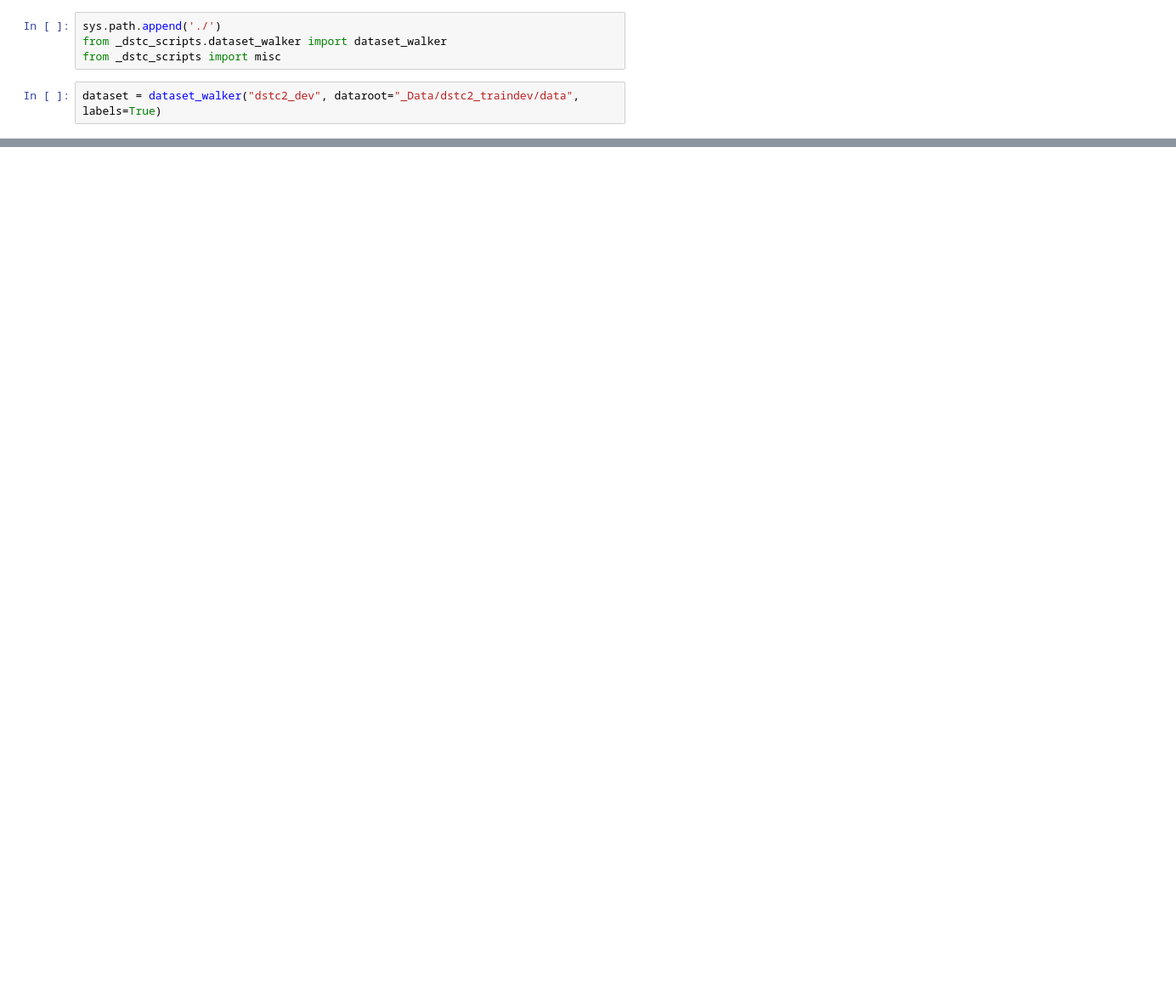
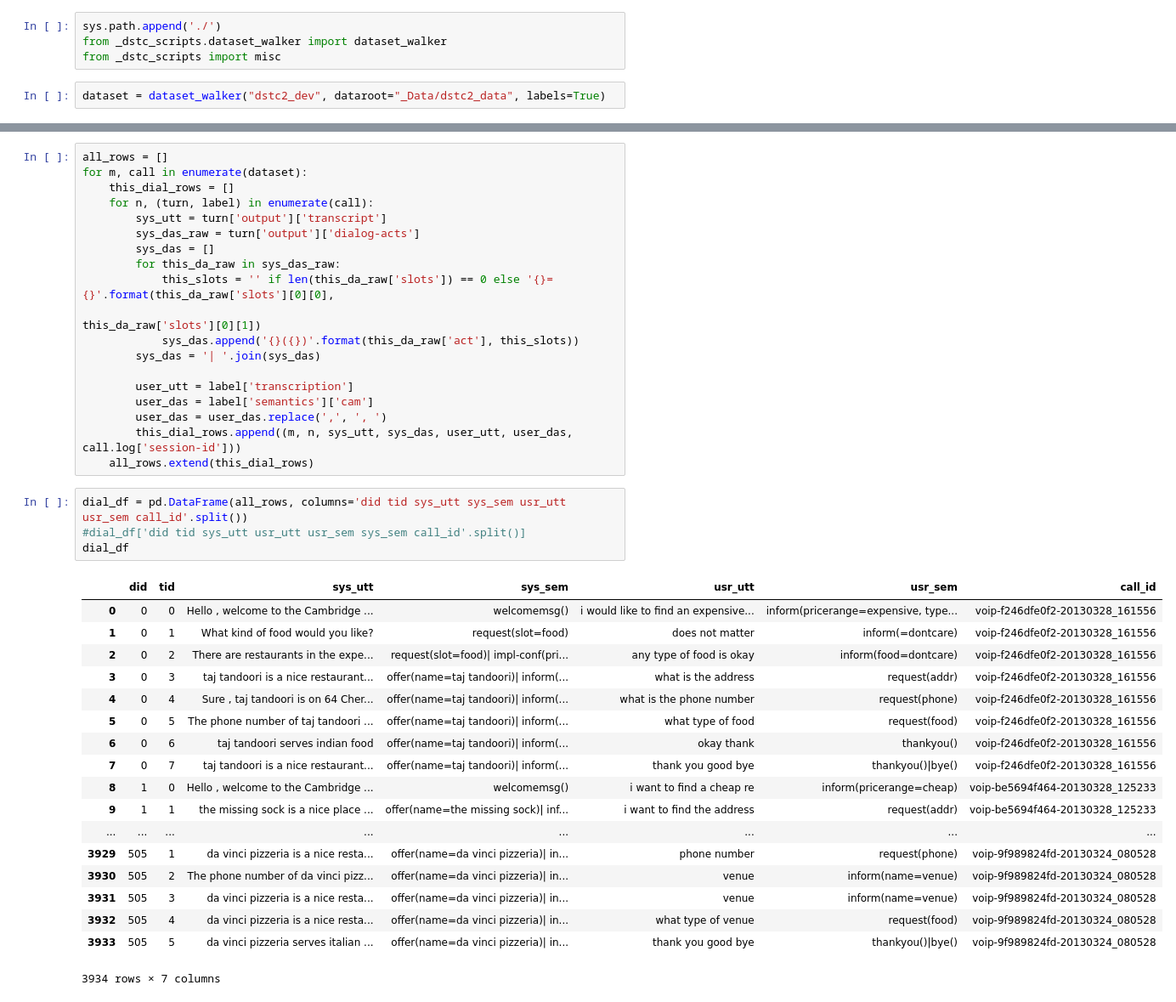
Before and after one commit to davidschlangen/sose19-anw1-dialmod, a Jupyter notebook: material/Corpora/explore_dstc2.ipynb, the cells around one changed output, grey strips where cells are left out. Shown at 85% size. Saved outputs shown, nothing was run; the diff lists cells and outputs as text; blank space fills up the shorter version.

Commit message:
add nicer format for dialogues

```diff
--- a/material/Corpora/explore_dstc2.ipynb
+++ b/material/Corpora/explore_dstc2.ipynb
@@ -28,7 +28,7 @@ sys.path.append('./')
 from _dstc_scripts.dataset_walker import dataset_walker
 from _dstc_scripts import misc
 # %%
-dataset = dataset_walker("dstc2_dev", dataroot="_Data/dstc2_traindev/data", labels=True)
+dataset = dataset_walker("dstc2_dev", dataroot="_Data/dstc2_data", labels=True)
 # %%
 for call in dataset:
     if call.log['session-id'] == 'voip-be5694f464-20130328_125233':
@@ -58,0 +71,42 @@ for call in dataset:
+# %%
+all_rows = []
+for m, call in enumerate(dataset):
+    this_dial_rows = []
+    for n, (turn, label) in enumerate(call):
+        sys_utt = turn['output']['transcript']
+        sys_das_raw = turn['output']['dialog-acts']
+        sys_das = []
+        for this_da_raw in sys_das_raw:
+            this_slots = '' if len(this_da_raw['slots']) == 0 else '{}={}'.format(this_da_raw['slots'][0][0],
+                                                                                  this_da_raw['slots'][0][1])
+            sys_das.append('{}({})'.format(this_da_raw['act'], this_slots))
+        sys_das = '| '.join(sys_das)
+
+        user_utt = label['transcription']
+        user_das = label['semantics']['cam']
+        user_das = user_das.replace(',', ', ')
+        this_dial_rows.append((m, n, sys_utt, sys_das, user_utt, user_das, call.log['session-id']))
+    all_rows.extend(this_dial_rows)
+# %%
+dial_df = pd.DataFrame(all_rows, columns='did tid sys_utt sys_sem usr_utt usr_sem call_id'.split())
+#dial_df['did tid sys_utt usr_utt usr_sem sys_sem call_id'.split()]
+dial_df
+# %% [output]
+|  | did | tid | sys_utt | sys_sem | usr_utt | usr_sem | call_id |
+| 0 | 0 | 0 | Hello , welcome to the Cambridge ... | welcomemsg() | i would like to find an expensive... | inform(pricerange=expensive, type... | voip-f246dfe0f2-20130328_161556 |
+| 1 | 0 | 1 | What kind of food would you like? | request(slot=food) | does not matter | inform(=dontcare) | voip-f246dfe0f2-20130328_161556 |
+| 2 | 0 | 2 | There are restaurants in the expe... | request(slot=food)| impl-conf(pri... | any type of food is okay | inform(food=dontcare) | voip-f246dfe0f2-20130328_161556 |
+| 3 | 0 | 3 | taj tandoori is a nice restaurant... | offer(name=taj tandoori)| inform(... | what is the address | request(addr) | voip-f246dfe0f2-20130328_161556 |
+| 4 | 0 | 4 | Sure , taj tandoori is on 64 Cher... | offer(name=taj tandoori)| inform(... | what is the phone number | request(phone) | voip-f246dfe0f2-20130328_161556 |
+| 5 | 0 | 5 | The phone number of taj tandoori ... | offer(name=taj tandoori)| inform(... | what type of food | request(food) | voip-f246dfe0f2-20130328_161556 |
+| 6 | 0 | 6 | taj tandoori serves indian food | offer(name=taj tandoori)| inform(... | okay thank | thankyou() | voip-f246dfe0f2-20130328_161556 |
+| 7 | 0 | 7 | taj tandoori is a nice restaurant... | offer(name=taj tandoori)| inform(... | thank you good bye | thankyou()|bye() | voip-f246dfe0f2-20130328_161556 |
+| 8 | 1 | 0 | Hello , welcome to the Cambridge ... | welcomemsg() | i want to find a cheap re | inform(pricerange=cheap) | voip-be5694f464-20130328_125233 |
+| 9 | 1 | 1 | the missing sock is a nice place ... | offer(name=the missing sock)| inf... | i want to find the address | request(addr) | voip-be5694f464-20130328_125233 |
+| ... | ... | ... | ... | ... | ... | ... | ... |
+| 3929 | 505 | 1 | da vinci pizzeria is a nice resta... | offer(name=da vinci pizzeria)| in... | phone number | request(phone) | voip-9f989824fd-20130324_080528 |
+| 3930 | 505 | 2 | The phone number of da vinci pizz... | offer(name=da vinci pizzeria)| in... | venue | inform(name=venue) | voip-9f989824fd-20130324_080528 |
+| 3931 | 505 | 3 | da vinci pizzeria is a nice resta... | offer(name=da vinci pizzeria)| in... | venue | inform(name=venue) | voip-9f989824fd-20130324_080528 |
+| 3932 | 505 | 4 | da vinci pizzeria is a nice resta... | offer(name=da vinci pizzeria)| in... | what type of venue | request(food) | voip-9f989824fd-20130324_080528 |
+| 3933 | 505 | 5 | da vinci pizzeria serves italian ... | offer(name=da vinci pizzeria)| in... | thank you good bye | thankyou()|bye() | voip-9f989824fd-20130324_080528 |
+3934 rows × 7 columns
```
Also changed, not shown: parts of 10 cells of this notebook, 1 other file.
